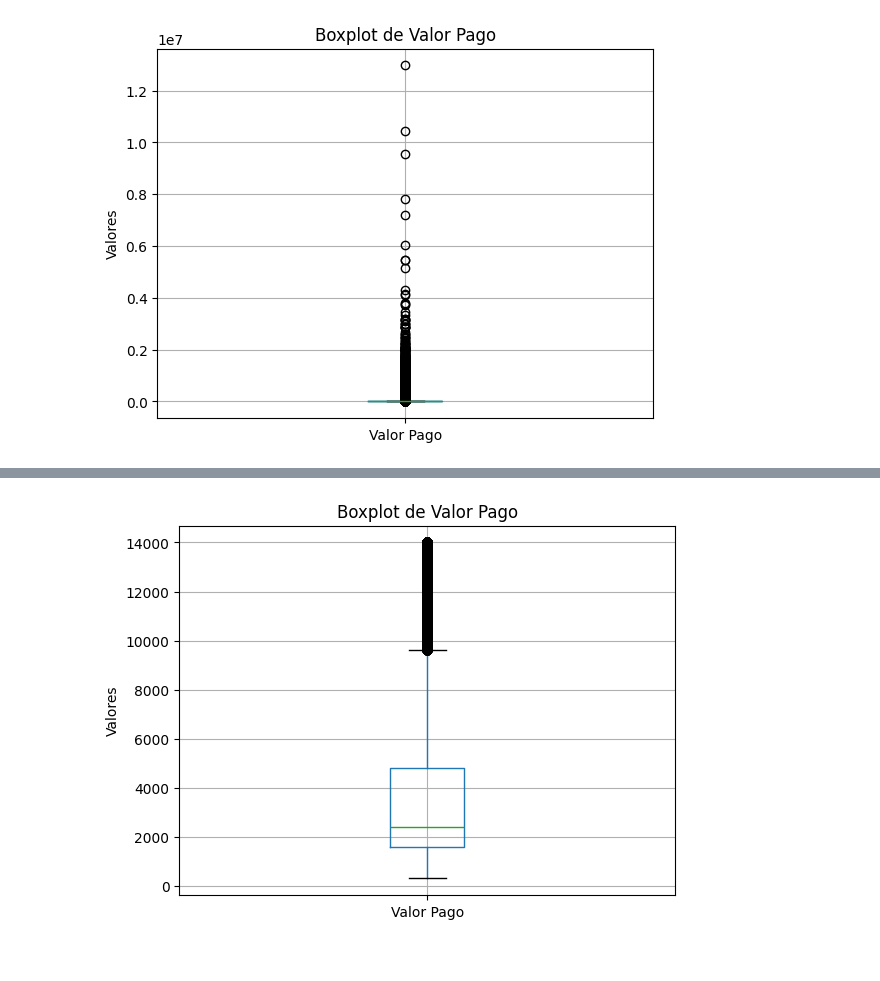
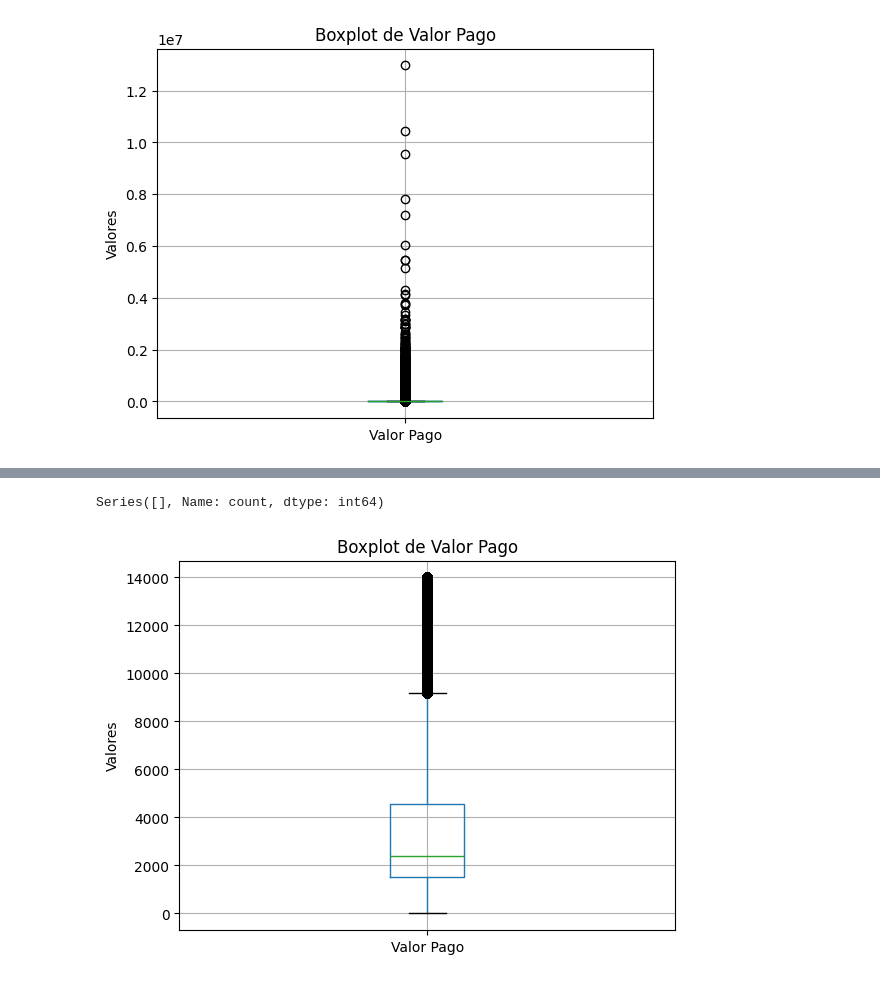
Before and after one commit to SidneyJunior01234/CD_IMD-EDA_AUX_BOLS_CNPq, a Jupyter notebook: Notebooks/EDA_CNPq.ipynb, the cells around one changed output, grey strips where cells are left out. Drawn from its saved outputs; the diff is of its cells as text; code cells hidden in the pictures.

```diff
--- a/Notebooks/EDA_CNPq.ipynb
+++ b/Notebooks/EDA_CNPq.ipynb
@@ -430,11 +451,16 @@ Como visto no site [Tabela de Valores de Bolsas no País](https://www.gov.br/cnp
+# %%
+dataset = dataset.drop(dataset[dataset['Valor Pago'] < 0.0].index)
+# %%
+dataset[dataset['Valor Pago'] < 0.0].value_counts()
+# %% [output]
+Series([], Name: count, dtype: int64)
 # %%
-dataset = dataset[dataset['Valor Pago'] >= 300.0]
 dataset = dataset[dataset['Valor Pago'] <= 14000.0]
 
 dataset[['Valor Pago']].boxplot()
 
 plt.title('Boxplot de Valor Pago')
 plt.ylabel('Valores')
 plt.show()
 # %% [output]
-[figure, old version]
+[figure, new version]
```
Also changed, not shown: parts of 16 cells of this notebook.
